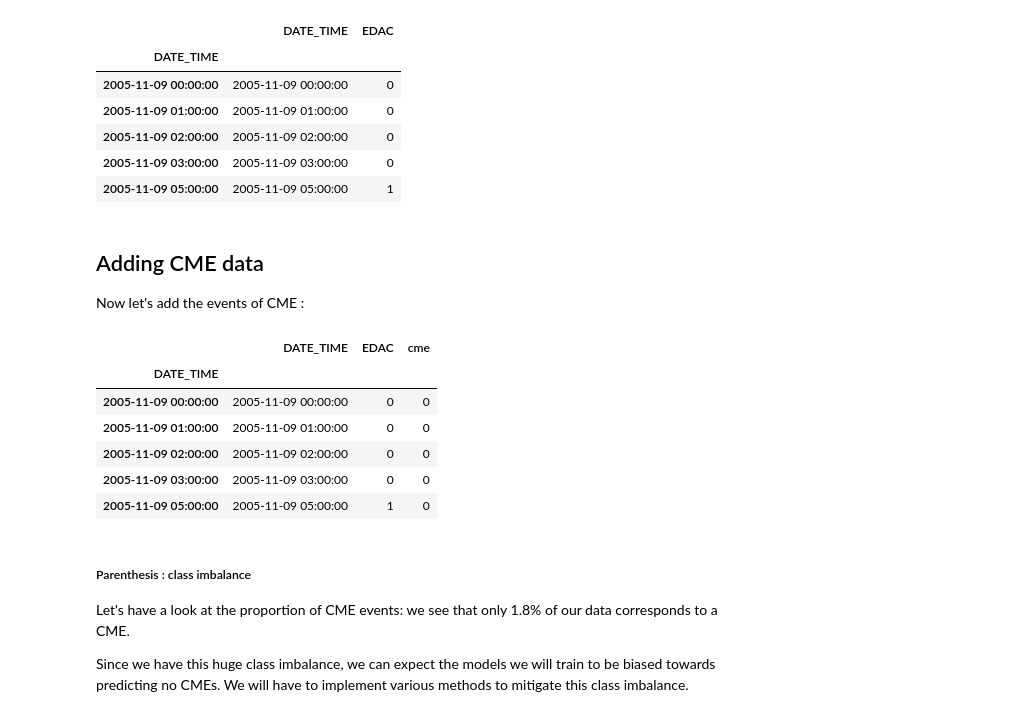
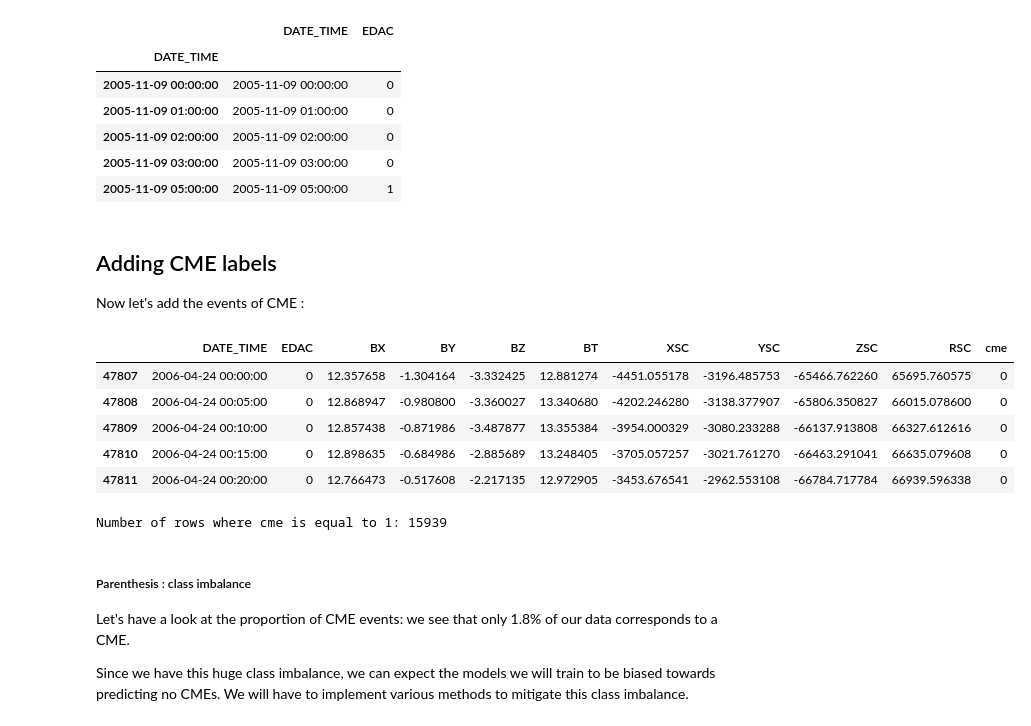
Before and after one commit to CS-433/ml-project-2-ml4esa, a Jupyter notebook: Training_data_preparation.ipynb, the cells around one changed output. Saved outputs shown, nothing was run; the diff lists cells and outputs as text; code cells hidden in the pictures.

```diff
--- a/Training_data_preparation.ipynb
+++ b/Training_data_preparation.ipynb
@@ -58,9 +117,9 @@ hourly_vex_df = hourly_grouped.agg({'DATE_TIME': lambda x: x.dt.round('H').min()
                                     'EDAC': 'sum'})
 # %%
 # we drop lines containing NaNs, then check that no Nans are left in our dataframe:
-hourly_vex_df.dropna(inplace=True)
+df.dropna(inplace=True)
 
-has_nan = hourly_vex_df.isna().any().any()
+has_nan = df.isna().any().any()
 print(has_nan)
 # %% [output]
 False
@@ -76,29 +135,36 @@ hourly_vex_df.head()
 | 2005-11-09 03:00:00 | 2005-11-09 03:00:00 | 0 |
 | 2005-11-09 05:00:00 | 2005-11-09 05:00:00 | 1 |
 # %% [markdown]
-## Adding CME data
+## Adding CME labels
 Now let's add the events of CME :
+# %%
+vex_cme_df = pd.read_csv(data_path+"VENUS_EXPRESS/VEX_CME_date_time.csv")
+df['cme'] = 0
+# %%
+vex_cme_df.start_time = pd.to_datetime(vex_cme_df.start_time)
+vex_cme_df.end_time = pd.to_datetime(vex_cme_df.end_time)
 # %%
-vex_cme_df = pd.read_csv(data_path+"VEX_CME_date_time.csv")
-hourly_vex_df['cme'] = 0
-
 for index, row in vex_cme_df.iterrows():
-    start_time = pd.to_datetime(row['start_time']).round('H')
-    end_time = pd.to_datetime(row['end_time']).round('H')
+    start_time = row['start_time'].round('5T')
+    end_time = row['end_time'].round('5T')
 
     # Set 'cme' column values to 1 between start_time and end_time
-    hourly_vex_df.loc[(hourly_vex_df.index >= start_time) & (hourly_vex_df.index <= end_time), 'cme'] = 1
+    df.loc[(df.DATE_TIME >= start_time) & (df.DATE_TIME <= end_time), 'cme'] = 1
 # %%
 # sanity check:
-hourly_vex_df.head()
+df.head()
 # %% [output]
-|  | DATE_TIME | EDAC | cme |
-| DATE_TIME |  |  |  |
-| 2005-11-09 00:00:00 | 2005-11-09 00:00:00 | 0 | 0 |
-| 2005-11-09 01:00:00 | 2005-11-09 01:00:00 | 0 | 0 |
-| 2005-11-09 02:00:00 | 2005-11-09 02:00:00 | 0 | 0 |
-| 2005-11-09 03:00:00 | 2005-11-09 03:00:00 | 0 | 0 |
-| 2005-11-09 05:00:00 | 2005-11-09 05:00:00 | 1 | 0 |
+|  | DATE_TIME | EDAC | BX | BY | BZ | BT | XSC | YSC | ZSC | RSC | cme |
+| 47807 | 2006-04-24 00:00:00 | 0 | 12.357658 | -1.304164 | -3.332425 | 12.881274 | -4451.055178 | -3196.485753 | -65466.762260 | 65695.760575 | 0 |
+| 47808 | 2006-04-24 00:05:00 | 0 | 12.868947 | -0.980800 | -3.360027 | 13.340680 | -4202.246280 | -3138.377907 | -65806.350827 | 66015.078600 | 0 |
+| 47809 | 2006-04-24 00:10:00 | 0 | 12.857438 | -0.871986 | -3.487877 | 13.355384 | -3954.000329 | -3080.233288 | -66137.913808 | 66327.612616 | 0 |
+| 47810 | 2006-04-24 00:15:00 | 0 | 12.898635 | -0.684986 | -2.885689 | 13.248405 | -3705.057257 | -3021.761270 | -66463.291041 | 66635.079608 | 0 |
+| 47811 | 2006-04-24 00:20:00 | 0 | 12.766473 | -0.517608 | -2.217135 | 12.972905 | -3453.676541 | -2962.553108 | -66784.717784 | 66939.596338 | 0 |
+# %%
+cme_count = df[df['cme'] == 1].shape[0]
+print(f"Number of rows where cme is equal to 1: {cme_count}")
+# %% [output]
+Number of rows where cme is equal to 1: 15939
 # %% [markdown]
 ##### Parenthesis : class imbalance
 Let's have a look at the proportion of CME events: we see that only 1.8% of our data corresponds to a CME.
```
Also changed, not shown: parts of 21 cells of this notebook, 7 other files.
